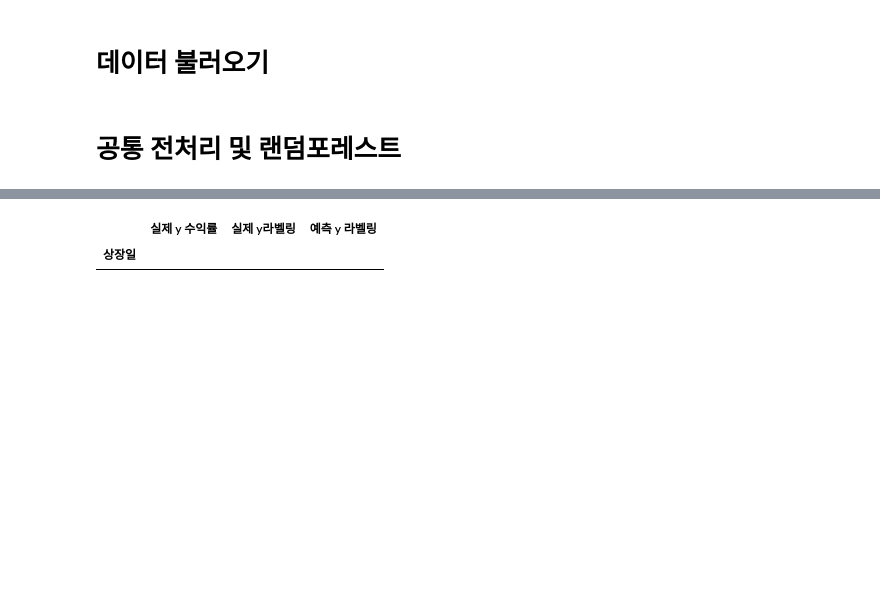
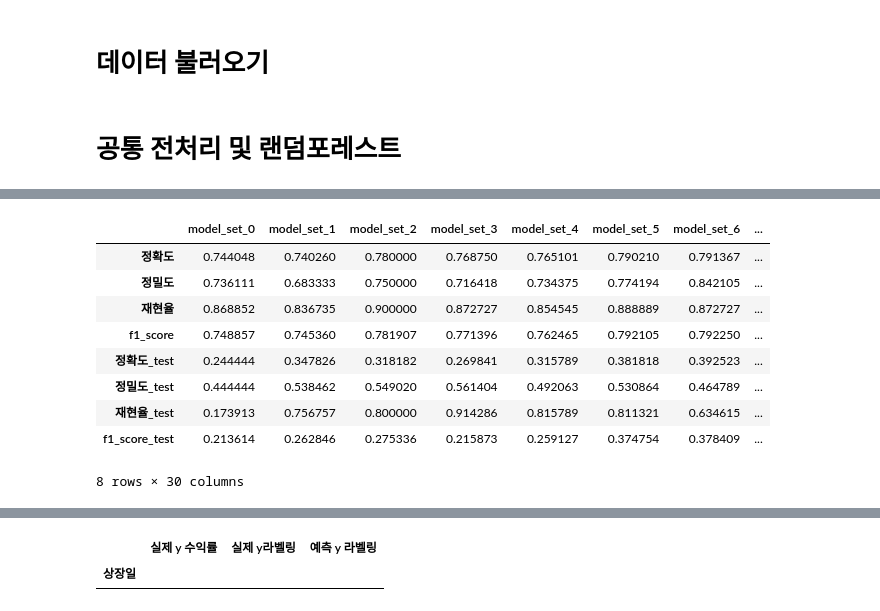
Before and after one commit to BigDataIPO/IPO, a Jupyter notebook: IPO/모델링 및 결과 도출 - RandomForest.ipynb, the cells around one changed output, grey strips where cells are left out. Saved outputs shown, nothing was run; the diff lists cells and outputs as text; code cells hidden in the pictures; blank space fills up the shorter version.

```diff
--- a/IPO/모델링 및 결과 도출 - RandomForest.ipynb
+++ b/IPO/모델링 및 결과 도출 - RandomForest.ipynb
@@ -170,6 +232,19 @@ df_score_3_6,df_feature_3_6,y_data_3_6 = process_final(df_3_6,'3_6_수익률')
 df_score_end_1,df_feature_end_1,y_data_end_1 = process_final(df_end_1,'종가 대비 1개월 수익률')
 df_score_end_3,df_feature_end_3,y_data_end_3 = process_final(df_end_3,'종가 대비 3개월 수익률')
 df_score_end_6,df_feature_end_6,y_data_end_6 = process_final(df_end_6,'종가 대비 6개월 수익률')
+# %%
+df_score_0_1
+# %% [output]
+|  | model_set_0 | model_set_1 | model_set_2 | model_set_3 | model_set_4 | model_set_5 | model_set_6 | ... |
+| 정확도 | 0.744048 | 0.740260 | 0.780000 | 0.768750 | 0.765101 | 0.790210 | 0.791367 | ... |
+| 정밀도 | 0.736111 | 0.683333 | 0.750000 | 0.716418 | 0.734375 | 0.774194 | 0.842105 | ... |
+| 재현율 | 0.868852 | 0.836735 | 0.900000 | 0.872727 | 0.854545 | 0.888889 | 0.872727 | ... |
+| f1_score | 0.748857 | 0.745360 | 0.781907 | 0.771396 | 0.762465 | 0.792105 | 0.792250 | ... |
+| 정확도_test | 0.244444 | 0.347826 | 0.318182 | 0.269841 | 0.315789 | 0.381818 | 0.392523 | ... |
+| 정밀도_test | 0.444444 | 0.538462 | 0.549020 | 0.561404 | 0.492063 | 0.530864 | 0.464789 | ... |
+| 재현율_test | 0.173913 | 0.756757 | 0.800000 | 0.914286 | 0.815789 | 0.811321 | 0.634615 | ... |
+| f1_score_test | 0.213614 | 0.262846 | 0.275336 | 0.215873 | 0.259127 | 0.374754 | 0.378409 | ... |
+8 rows × 30 columns
 # %%
 return_ex = pd.concat([frame(y_data_0_1),frame(y_data_0_3),frame(y_data_0_6),frame(y_data_1_3),frame(y_data_3_6),frame(y_data_end_1),frame(y_data_end_3),frame(y_data_end_6)],axis= 1)
 # %%
```
Also changed, not shown: parts of 17 cells of this notebook, 22 other files.
